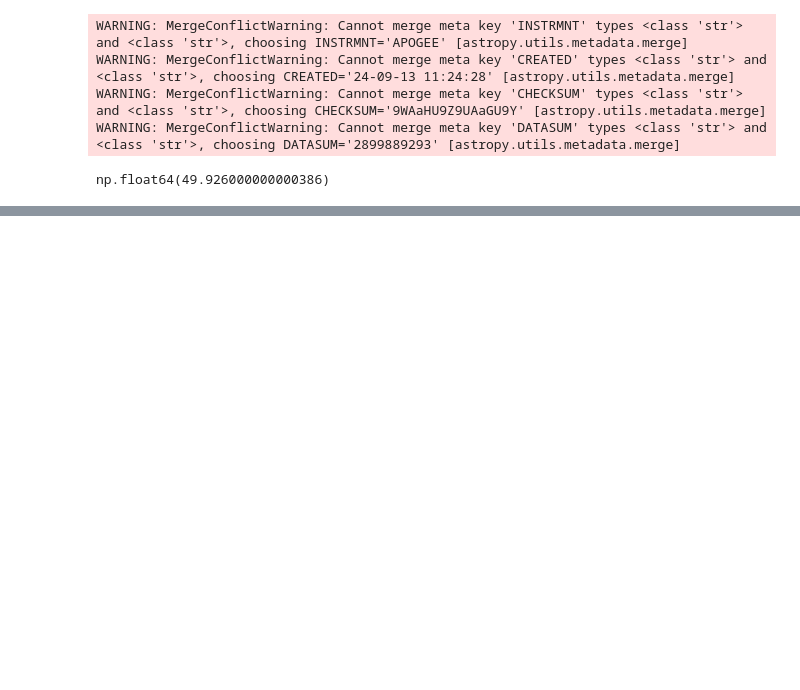
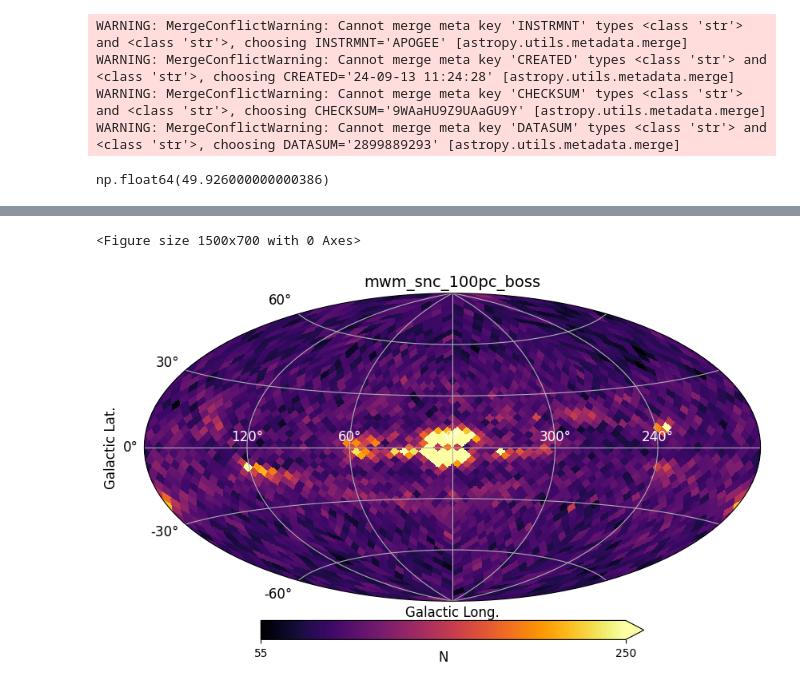
Before and after one commit to imedan/snc_sf, a Jupyter notebook: notebooks/dr19_obs.ipynb, the cells around one changed output, grey strips where cells are left out. Drawn from its saved outputs; the diff is of its cells as text; code cells hidden in the pictures; blank space fills up the shorter version.

```diff
--- a/notebooks/dr19_obs.ipynb
+++ b/notebooks/dr19_obs.ipynb
@@ -127,0 +128,44 @@ plt.savefig('paper_plots/APOGEE_sky_plot.png', bbox_inches='tight')
+# %%
+boss_carton = Table.read('../../../DR19/rsCompletenessFinal-mwm_snc_100pc_boss-zeta-3-both.fits', hdu=1)
+
+apogee_carton = Table.read('../../../DR19/rsCompletenessFinal-mwm_snc_100pc_apogee-zeta-3-both.fits', hdu=1)
+# %%
+boss_coord = SkyCoord(ra=boss_carton['ra'] * u.deg,
+                      dec=boss_carton['dec'] * u.deg,
+                      frame='icrs')
+
+apogee_coord = SkyCoord(ra=apogee_carton['ra'] * u.deg,
+                      dec=apogee_carton['dec'] * u.deg,
+                      frame='icrs')
+# %%
+hpboss = hp.pixelfunc.ang2pix(2 ** 4, boss_coord.galactic.l.deg, boss_coord.galactic.b.deg, lonlat=True)
+
+ipix, counts = np.unique(hpboss, return_counts=True)
+hpboss = np.zeros(hp.nside2npix(2 ** 4))
+hpboss[ipix] = counts
+hpboss[hpboss == 0] = np.nan
+
+np.nanpercentile(hpboss, 99.9)
+
+
+f = plt.figure(figsize=(15, 7))
+projview(
+    hpboss,
+    coord='G',
+    graticule=True,
+    graticule_labels=True,
+    unit="N",
+    xlabel="Galactic Long.",
+    ylabel="Galactic Lat.",
+    cb_orientation="horizontal",
+    projection_type="aitoff",
+    cmap='inferno',
+    fig=f,
+    title='mwm_snc_100pc_boss',
+    xtick_label_color='w',
+    max=250
+)
+plt.savefig('paper_plots/BOSS_carton_sky_plot.png', bbox_inches='tight')
+# %% [output]
+<Figure size 1500x700 with 0 Axes>
+[figure, added]
```
Also changed, not shown: parts of 6 cells of this notebook.
